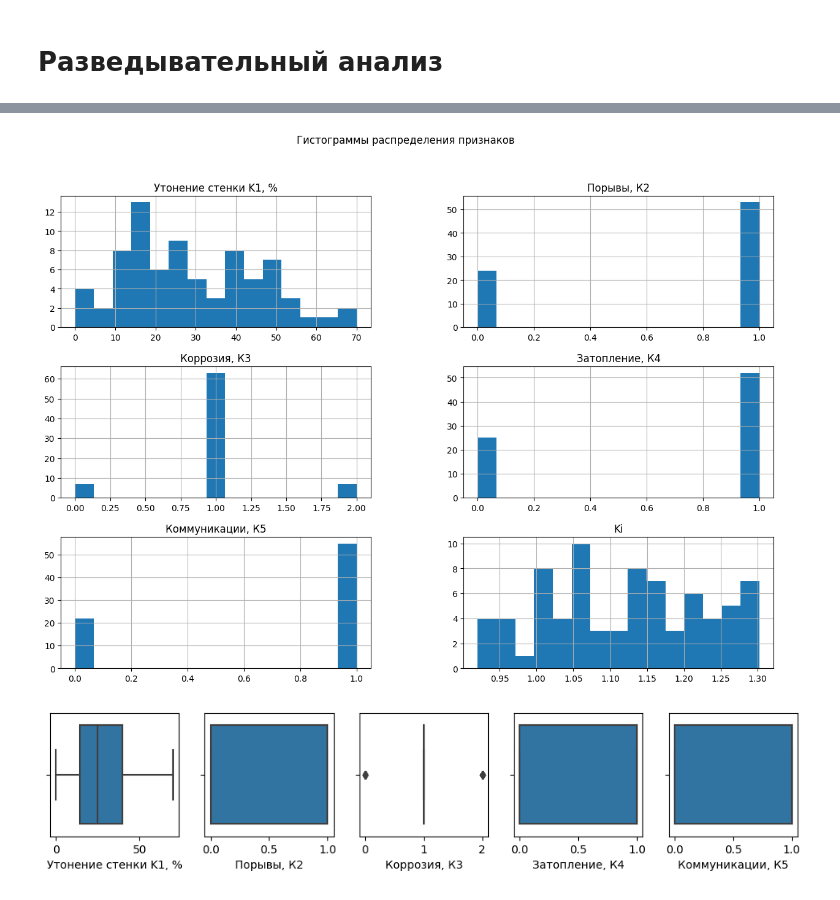
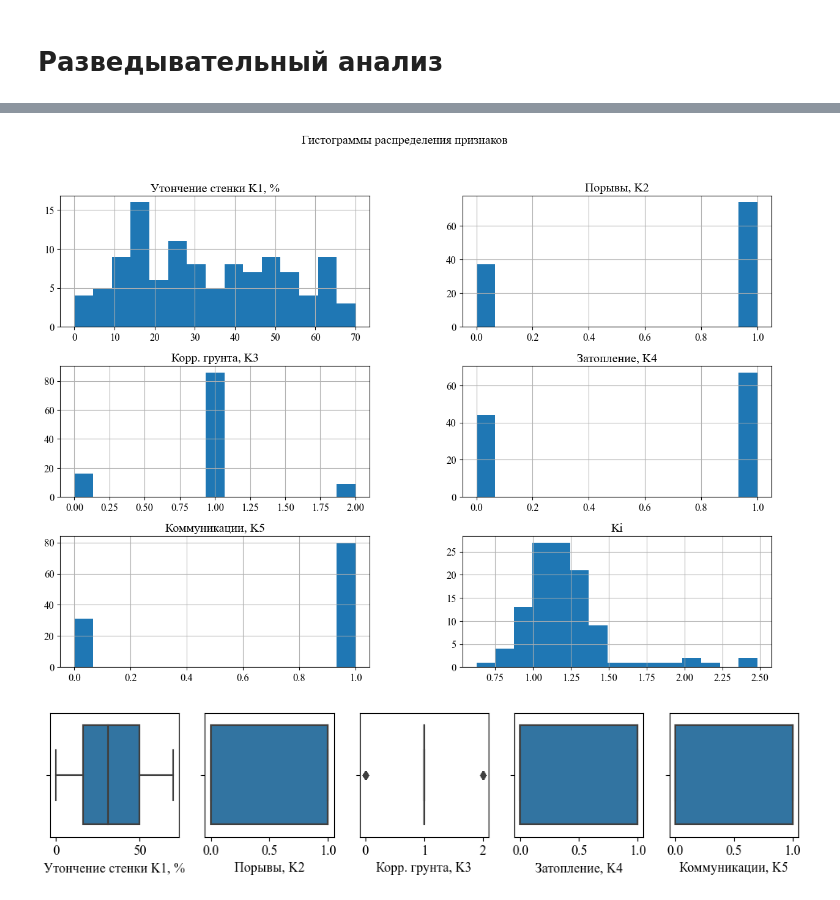
Before and after one commit to caapel/Failure_rate, a Jupyter notebook: Failure_rate.ipynb, the cells around one changed output, grey strips where cells are left out. Drawn from its saved outputs; the diff is of its cells as text; code cells hidden in the pictures.

```diff
--- a/Failure_rate.ipynb
+++ b/Failure_rate.ipynb
@@ -106,4 +92,6 @@ for column in df_common.columns:
 for column in df_common.columns:
     if df_common[column].dtype == 'object':
         df_common.loc[:, column] = df_common[column].astype('category')
-        df_common.loc[:, column] = df_common[column].astype('category')
+
+print(df_common.info())
+df_common
@@ -110,6 +125,0 @@ for column in df_common.columns:
-# %%
-df_common = df_common.sort_values(by = 'Ki', ascending=True)
-df_common.reset_index(drop= True, inplace=True)
-df_common = df_common.iloc[5:85]
-df_common.reset_index(drop= True, inplace=True)
-df_common
@@ -130,4 +125,0 @@ df_common
-# %%
-df_common = df_common.iloc[3:90]
-df_common.reset_index(drop= True, inplace=True)
-df_common
@@ -168,6 +137,9 @@ corr_matrix = df_common.corr()
 # %%
 plt.figure(figsize=(7, 5))
+plt.rcParams['font.family'] = 'Times New Roman'
+plt.rcParams['font.size'] = 12
 sns.heatmap(corr_matrix, annot=True, fmt=".2f", cmap='coolwarm', cbar=True)
-plt.title('Матрица корреляции')
+#plt.title('Матрица корреляции')
+plt.savefig('corr_matrix.png', dpi = 300, transparent = True)
 plt.show()
 # %% [output]
@@ -175,23 +147,28 @@ plt.show()
 # %%
 # Гистограммы для непрерывных признаков
 df_common.hist(bins=15, figsize=(15, 10))
+plt.rcParams['font.family'] = 'Times New Roman'
+plt.rcParams['font.size'] = 12
 plt.suptitle('Гистограммы распределения признаков')
+plt.savefig('histogram.png', dpi = 300, transparent = True)
 plt.show()
 # %% [output]
-[figure, old version]
+[figure, new version]
 # %%
 # Ящики с усами для категориальных признаков
 plt.figure(figsize=(12, 2))
-for index, feature in enumerate(["Утонение стенки K1, %",
-                                 "Порывы, К2",
-                                 "Коррозия, К3",
-                                 "Затопление, К4",
-                                 "Коммуникации, К5"]):
+for index, feature in enumerate(["Утончение стенки K1, %",
+                                 "Порывы, K2",
+                                 "Корр. грунта, K3",
+                                 "Затопление, K4",
+                                 "Коммуникации, K5"]):
     plt.subplot(1, 5, index + 1)
     sns.boxplot(x=df_common[feature])
+
 plt.tight_layout
-
-X = df_common.drop('Ki', axis=1)  # 'y' замените на имя вашей целевой колонки
-y = df_common['Ki']  # 'y' замените на имя вашей целевой колонки
+plt.rcParams['font.family'] = 'Times New Roman'
+plt.rcParams['font.size'] = 12
+plt.savefig('box.png', dpi = 300, transparent = True)
+plt.show()
 # %% [output]
-[figure, old version]
+[figure, new version]
```
Also changed, not shown: parts of 87 cells of this notebook, 3 other files.
